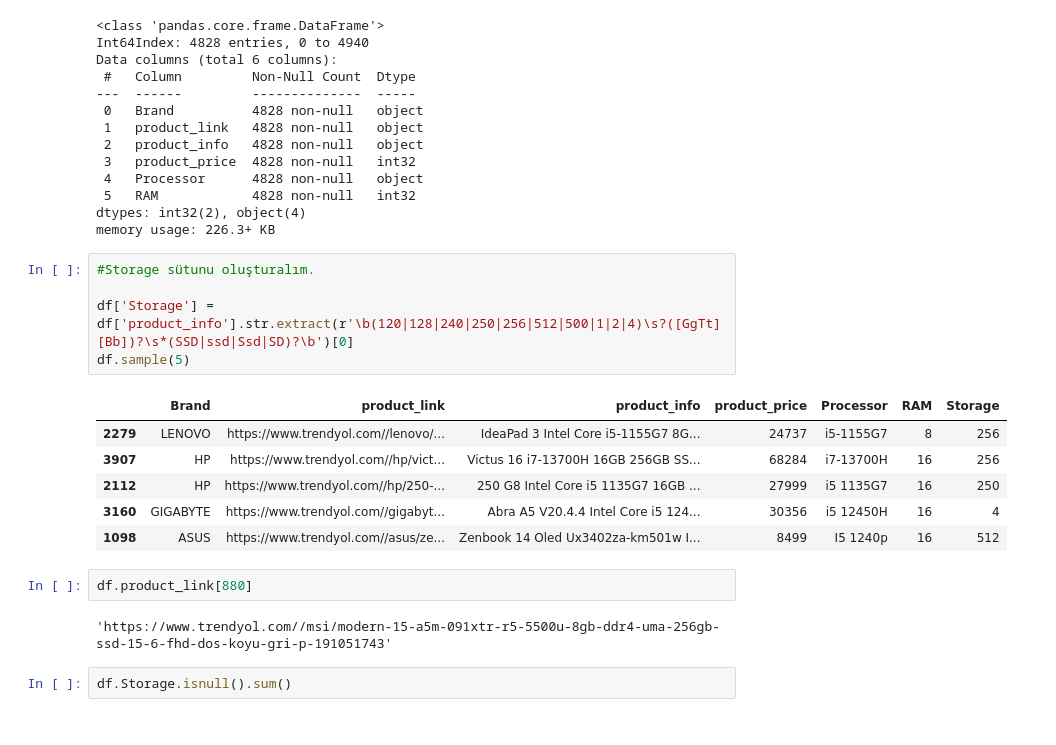
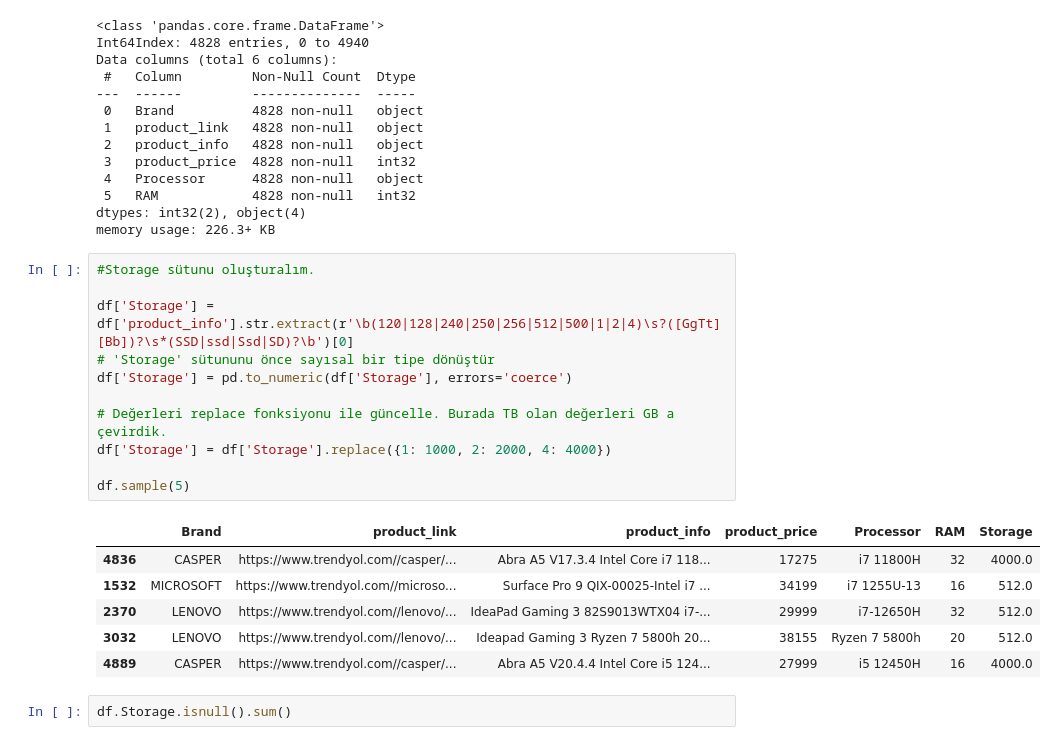
Before and after one commit to alicolak46/Techpro-Public-Projects, a Jupyter notebook: Laptop/Laptop_EDA.ipynb, the cells around one changed output. Cells and saved outputs as stored; diff of their text form.

```diff
--- a/Laptop/Laptop_EDA.ipynb
+++ b/Laptop/Laptop_EDA.ipynb
@@ -402,19 +400,21 @@ memory usage: 226.3+ KB
 # %%
 #Storage sütunu oluşturalım.
 
 df['Storage'] = df['product_info'].str.extract(r'\b(120|128|240|250|256|512|500|1|2|4)\s?([GgTt][Bb])?\s*(SSD|ssd|Ssd|SD)?\b')[0]
+# 'Storage' sütununu önce sayısal bir tipe dönüştür
+df['Storage'] = pd.to_numeric(df['Storage'], errors='coerce')
+
+# Değerleri replace fonksiyonu ile güncelle. Burada TB olan değerleri GB a çevirdik.
+df['Storage'] = df['Storage'].replace({1: 1000, 2: 2000, 4: 4000})
+
 df.sample(5)
 # %% [output]
 |  | Brand | product_link | product_info | product_price | Processor | RAM | Storage |
-| 2279 | LENOVO | https://www.trendyol.com//lenovo/... | IdeaPad 3 Intel Core i5-1155G7 8G... | 24737 | i5-1155G7 | 8 | 256 |
-| 3907 | HP | https://www.trendyol.com//hp/vict... | Victus 16 i7-13700H 16GB 256GB SS... | 68284 | i7-13700H | 16 | 256 |
-| 2112 | HP | https://www.trendyol.com//hp/250-... | 250 G8 Intel Core i5 1135G7 16GB ... | 27999 | i5 1135G7 | 16 | 250 |
-| 3160 | GIGABYTE | https://www.trendyol.com//gigabyt... | Abra A5 V20.4.4 Intel Core i5 124... | 30356 | i5 12450H | 16 | 4 |
-| 1098 | ASUS | https://www.trendyol.com//asus/ze... | Zenbook 14 Oled Ux3402za-km501w I... | 8499 | I5 1240p | 16 | 512 |
+| 4836 | CASPER | https://www.trendyol.com//casper/... | Abra A5 V17.3.4 Intel Core i7 118... | 17275 | i7 11800H | 32 | 4000.0 |
+| 1532 | MICROSOFT | https://www.trendyol.com//microso... | Surface Pro 9 QIX-00025-Intel i7 ... | 34199 | i7 1255U-13 | 16 | 512.0 |
+| 2370 | LENOVO | https://www.trendyol.com//lenovo/... | IdeaPad Gaming 3 82S9013WTX04 i7-... | 29999 | i7-12650H | 32 | 512.0 |
+| 3032 | LENOVO | https://www.trendyol.com//lenovo/... | Ideapad Gaming 3 Ryzen 7 5800h 20... | 38155 | Ryzen 7 5800h | 20 | 512.0 |
+| 4889 | CASPER | https://www.trendyol.com//casper/... | Abra A5 V20.4.4 Intel Core i5 124... | 27999 | i5 12450H | 16 | 4000.0 |
-# %%
-df.product_link[880]
-# %% [output]
-'https://www.trendyol.com//msi/modern-15-a5m-091xtr-r5-5500u-8gb-ddr4-uma-256gb-ssd-15-6-fhd-dos-koyu-gri-p-191051743'
 # %%
 df.Storage.isnull().sum()
 # %% [output]
```
Also changed, not shown: parts of 30 cells of this notebook.
